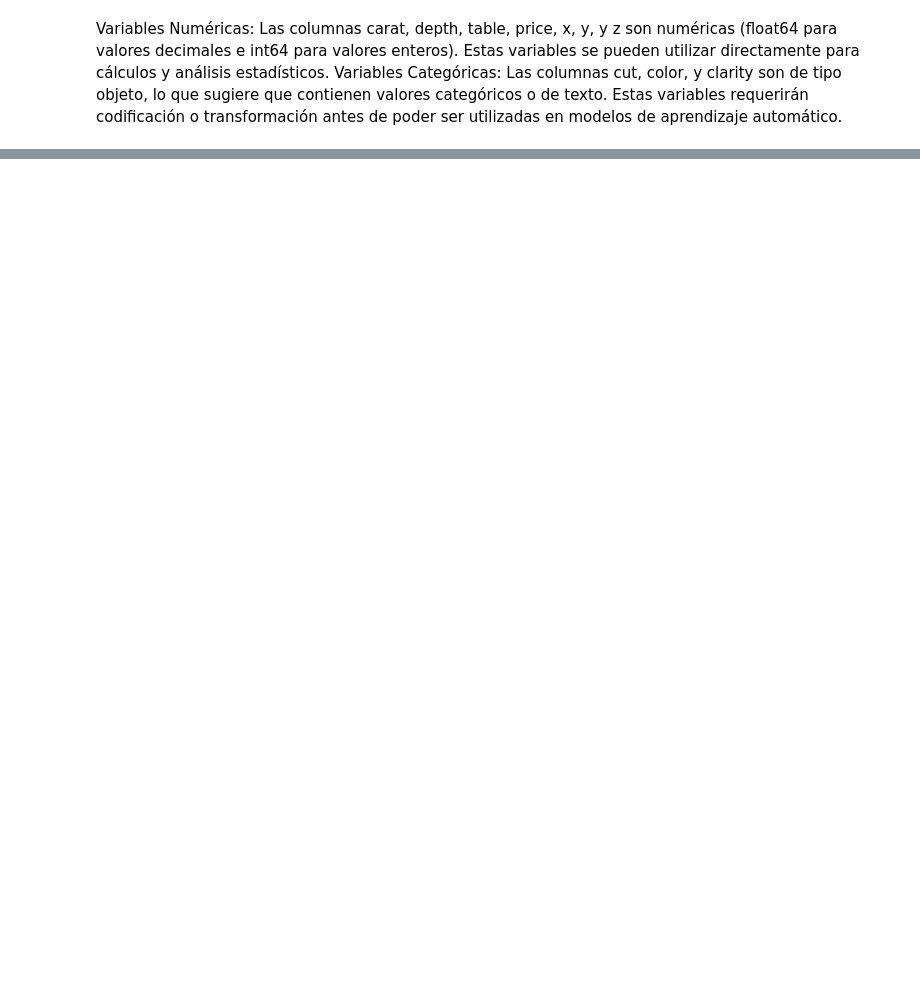
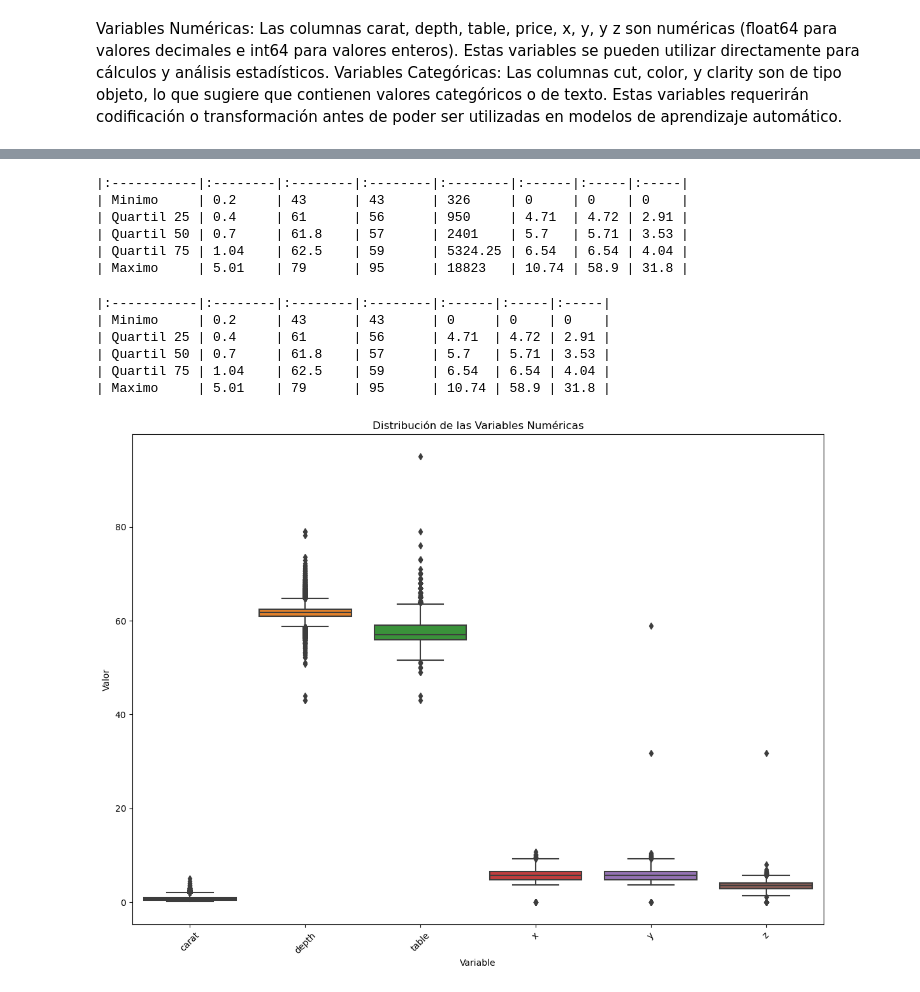
Before and after one commit to secarvallo/FML_24, a Jupyter notebook: fml_diamonds.ipynb, the cells around one changed output, grey strips where cells are left out. Saved outputs shown, nothing was run; the diff lists cells and outputs as text; code cells hidden in the pictures; blank space fills up the shorter version.

```diff
--- a/fml_diamonds.ipynb
+++ b/fml_diamonds.ipynb
@@ -144,0 +102,71 @@ print(pivoted_df.to_markdown(index=True, numalign="left", stralign="left"))
+# %%
+# Filter the DataFrame to only include the columns: carat, depth, table, price, x, y, and z
+columns = ['carat', 'depth', 'table', 'price', 'x', 'y', 'z']
+filtered_df = df[columns]
+
+# Calculate the minimum, 25th percentile, median (50th percentile), 75th percentile, and maximum values for each of these columns.
+stats_dict = {}
+for col in columns:
+    stats_dict[col] = [
+        filtered_df[col].min(),
+        filtered_df[col].quantile(0.25),
+        filtered_df[col].median(),
+        filtered_df[col].quantile(0.75),
+        filtered_df[col].max()
+    ]
+
+# Create a DataFrame from the dictionary, with the index being the statistics names ('Minimo', 'Quartil 25', 'Quartil 50', 'Quartil 75', 'Maximo').
+stats_df = pd.DataFrame(stats_dict, index=['Minimo', 'Quartil 25', 'Quartil 50', 'Quartil 75', 'Maximo'])
+
+# Print the DataFrame in markdown format
+print(stats_df.to_markdown(numalign="left", stralign="left"))
+# %% [output]
+|:-----------|:--------|:--------|:--------|:--------|:------|:-----|:-----|
+| Minimo     | 0.2     | 43      | 43      | 326     | 0     | 0    | 0    |
+| Quartil 25 | 0.4     | 61      | 56      | 950     | 4.71  | 4.72 | 2.91 |
+| Quartil 50 | 0.7     | 61.8    | 57      | 2401    | 5.7   | 5.71 | 3.53 |
+| Quartil 75 | 1.04    | 62.5    | 59      | 5324.25 | 6.54  | 6.54 | 4.04 |
+| Maximo     | 5.01    | 79      | 95      | 18823   | 10.74 | 58.9 | 31.8 |
+# %%
+# Eliminar la columna 'Unnamed: 0' si existe
+if 'Unnamed: 0' in df.columns:
+    df = df.drop(columns=['Unnamed: 0'])
+
+# Seleccionar sólo las columnas numéricas, excluyendo 'price'
+numeric_columns = df.select_dtypes(include=['float64', 'int64']).columns
+numeric_columns = numeric_columns[numeric_columns != 'price']
+filtered_df = df[numeric_columns]
+
+# Calcular los estadísticos mínimos, cuartiles y máximos
+stats_dict = {}
+for col in numeric_columns:
+    stats_dict[col] = [
+        filtered_df[col].min(),
+        filtered_df[col].quantile(0.25),
+        filtered_df[col].median(),
+        filtered_df[col].quantile(0.75),
+        filtered_df[col].max()
+    ]
+
+# Crear un DataFrame con los estadísticos
+stats_df = pd.DataFrame(stats_dict, index=['Minimo', 'Quartil 25', 'Quartil 50', 'Quartil 75', 'Maximo'])
+
+# Imprimir el DataFrame en formato markdown
+print(stats_df.to_markdown(numalign="left", stralign="left"))
+
+# Graficar boxplots para visualizar la distribución de cada variable
+plt.figure(figsize=(14, 10))
+sns.boxplot(data=filtered_df)
+plt.title('Distribución de las Variables Numéricas')
+plt.xlabel('Variable')
+plt.ylabel('Valor')
+plt.xticks(rotation=45)
+plt.show()
+# %% [output]
+|:-----------|:--------|:--------|:--------|:------|:-----|:-----|
+| Minimo     | 0.2     | 43      | 43      | 0     | 0    | 0    |
+| Quartil 25 | 0.4     | 61      | 56      | 4.71  | 4.72 | 2.91 |
+| Quartil 50 | 0.7     | 61.8    | 57      | 5.7   | 5.71 | 3.53 |
+| Quartil 75 | 1.04    | 62.5    | 59      | 6.54  | 6.54 | 4.04 |
+| Maximo     | 5.01    | 79      | 95      | 10.74 | 58.9 | 31.8 |
+[figure, added]
```
Also changed, not shown: parts of 17 cells of this notebook, 31 other files.
